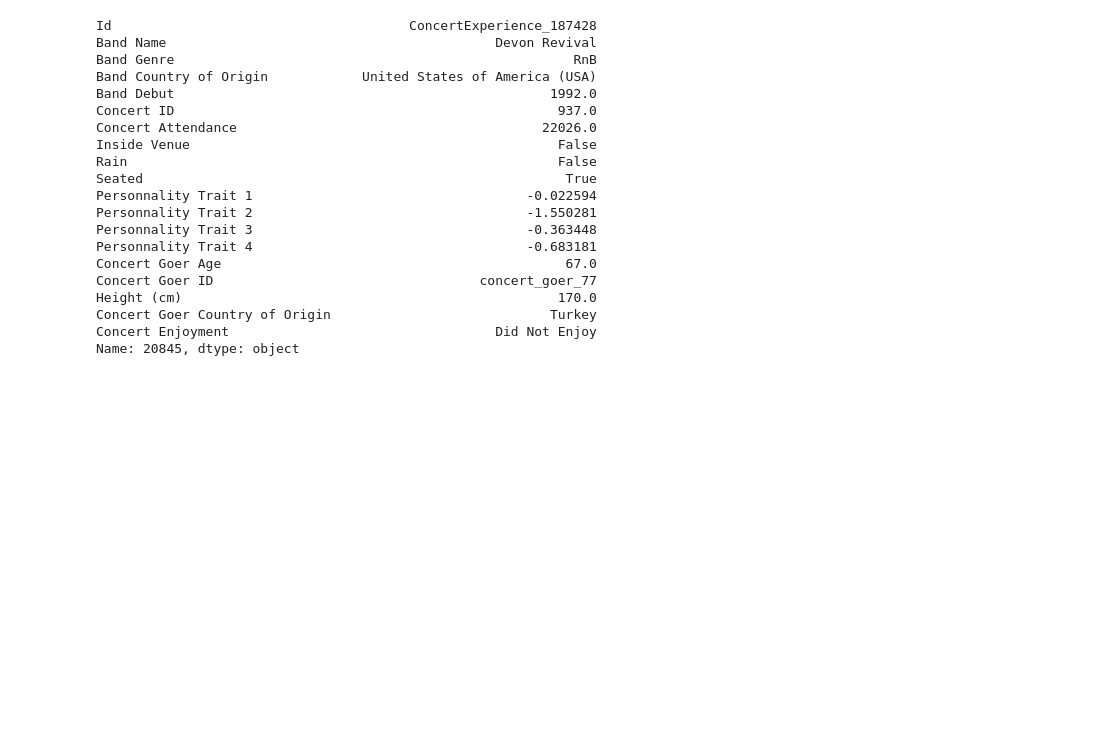
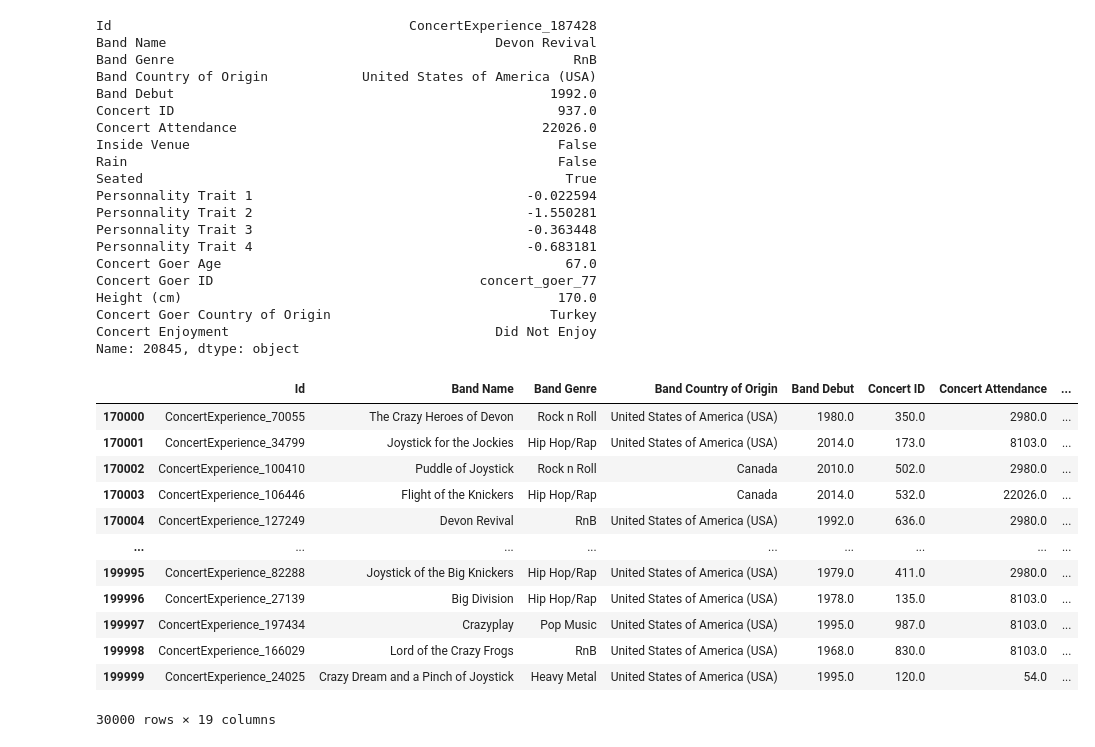
Before and after one commit to shahrohman/inf8245e_kaggle, a Jupyter notebook: Cleaning_data.ipynb, the cells around one changed output. Saved outputs shown, nothing was run; the diff lists cells and outputs as text; code cells hidden in the pictures; blank space fills up the shorter version.

```diff
--- a/Cleaning_data.ipynb
+++ b/Cleaning_data.ipynb
@@ -305,5 +348,5 @@ train_data['Concert ID'].isnull().sum()
 # %%
-train_data['Concert ID'].fillna(train_data.groupby(['Concert Attendance', 'Inside Venue', 'Rain'])['Concert ID'].transform(lambda x: x.value_counts()).index[0], inplace=True)
+train_data['Concert ID'].fillna(train_data.groupby(['Band Name'])['Concert ID'].transform(lambda x: x.value_counts().index[0]), inplace=True)
 # %%
 train_data['Concert ID'].isnull().sum()
 # %% [output]
@@ -351,3 +394,23 @@ Height (cm)                                                170.0
 Concert Goer Country of Origin                            Turkey
 Concert Enjoyment                                  Did Not Enjoy
 Name: 20845, dtype: object
+# %%
+# Separate train_data from valid_data
+valid_data = train_data.iloc[170000:]
+train_data = train_data.iloc[:170000]
+# %%
+valid_data
+# %% [output]
+|  | Id | Band Name | Band Genre | Band Country of Origin | Band Debut | Concert ID | Concert Attendance | ... |
+| 170000 | ConcertExperience_70055 | The Crazy Heroes of Devon | Rock n Roll | United States of America (USA) | 1980.0 | 350.0 | 2980.0 | ... |
+| 170001 | ConcertExperience_34799 | Joystick for the Jockies | Hip Hop/Rap | United States of America (USA) | 2014.0 | 173.0 | 8103.0 | ... |
+| 170002 | ConcertExperience_100410 | Puddle of Joystick | Rock n Roll | Canada | 2010.0 | 502.0 | 2980.0 | ... |
+| 170003 | ConcertExperience_106446 | Flight of the Knickers | Hip Hop/Rap | Canada | 2014.0 | 532.0 | 22026.0 | ... |
+| 170004 | ConcertExperience_127249 | Devon Revival | RnB | United States of America (USA) | 1992.0 | 636.0 | 2980.0 | ... |
+| ... | ... | ... | ... | ... | ... | ... | ... | ... |
+| 199995 | ConcertExperience_82288 | Joystick of the Big Knickers | Hip Hop/Rap | United States of America (USA) | 1979.0 | 411.0 | 2980.0 | ... |
+| 199996 | ConcertExperience_27139 | Big Division | Hip Hop/Rap | United States of America (USA) | 1978.0 | 135.0 | 8103.0 | ... |
+| 199997 | ConcertExperience_197434 | Crazyplay | Pop Music | United States of America (USA) | 1995.0 | 987.0 | 8103.0 | ... |
+| 199998 | ConcertExperience_166029 | Lord of the Crazy Frogs | RnB | United States of America (USA) | 1968.0 | 830.0 | 8103.0 | ... |
+| 199999 | ConcertExperience_24025 | Crazy Dream and a Pinch of Joystick | Heavy Metal | United States of America (USA) | 1995.0 | 120.0 | 54.0 | ... |
+30000 rows × 19 columns
```
Also changed, not shown: parts of 37 cells of this notebook, 6 other files.
